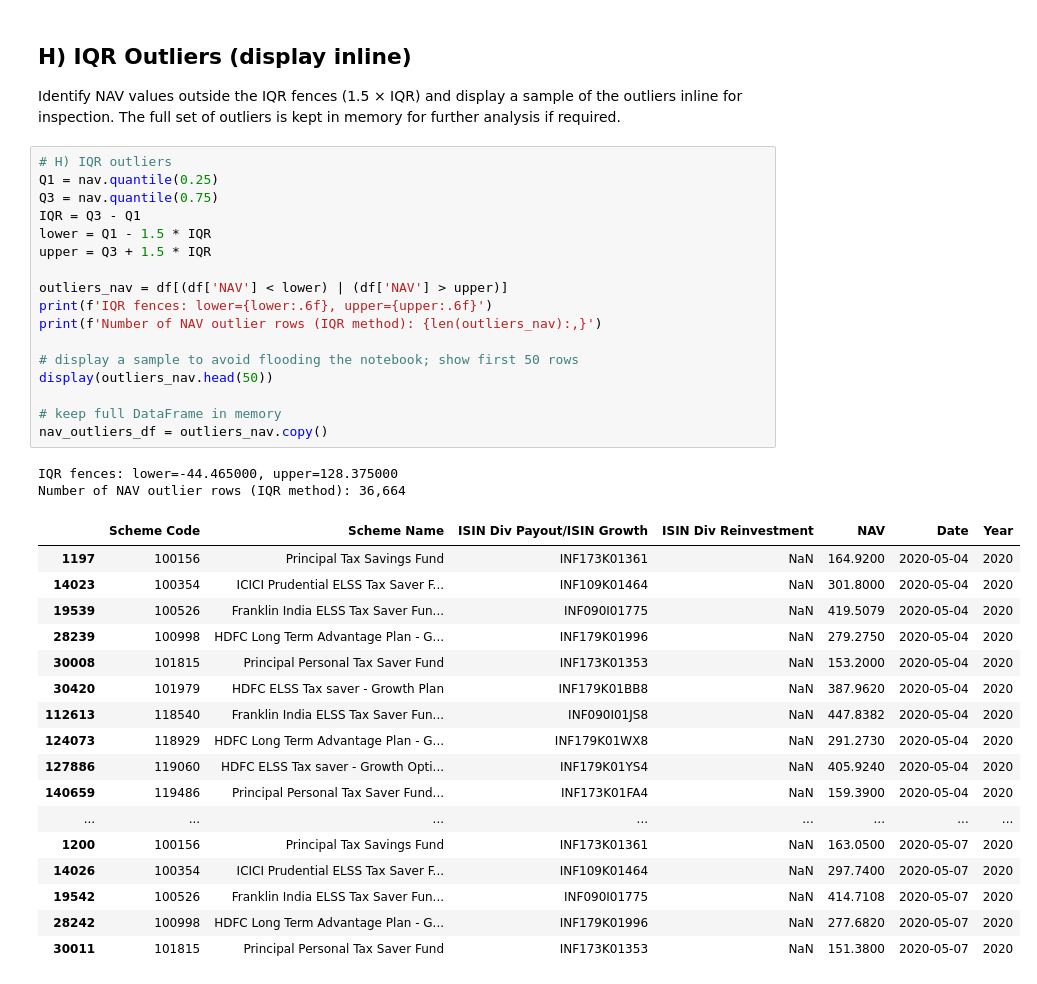
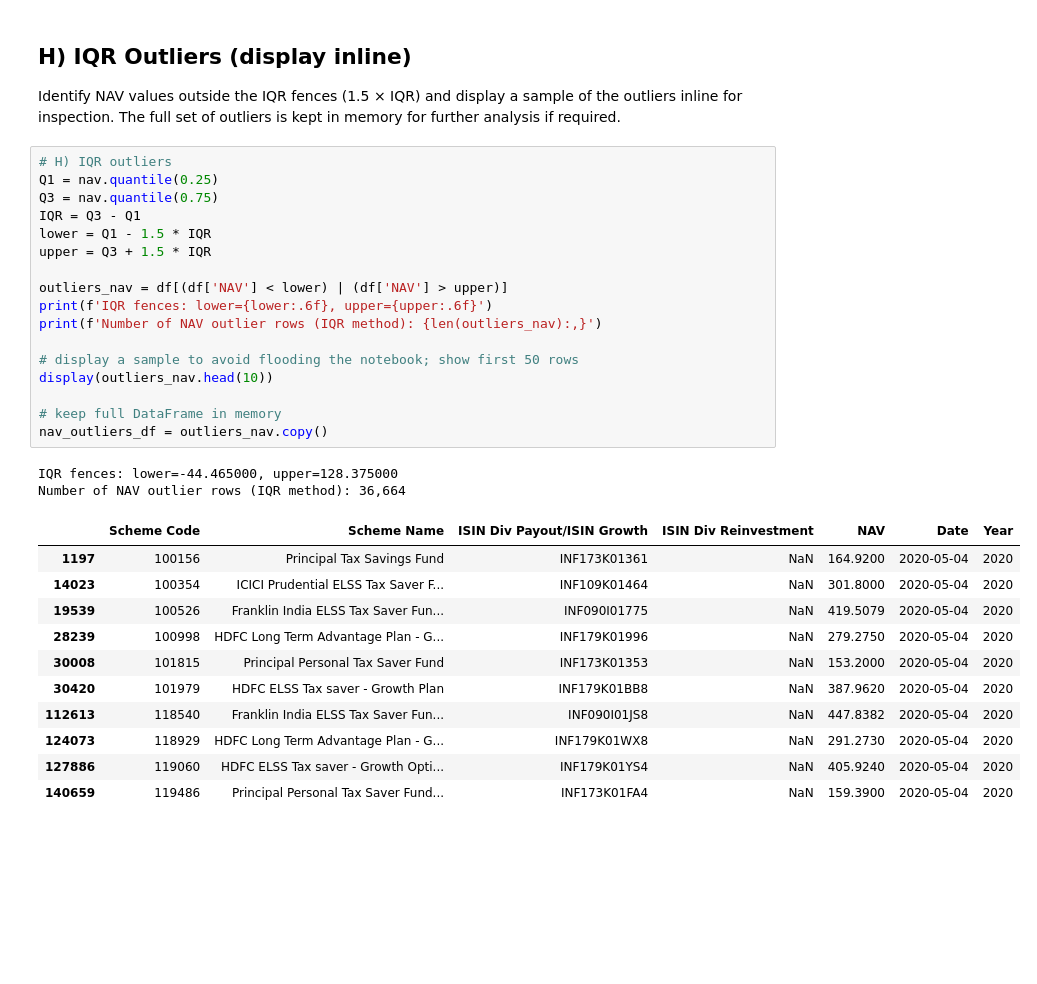
Before and after one commit to Sanya-Vaishnvi/EDA-project, a Jupyter notebook: 3_univariate.ipynb, the cells around one changed output. Cells and saved outputs as stored; diff of their text form; blank space fills up the shorter version.

```diff
--- a/3_univariate.ipynb
+++ b/3_univariate.ipynb
@@ -271,37 +271,31 @@ Identify NAV values outside the IQR fences (1.5 × IQR) and display a sample of
 # %%
 # H) IQR outliers
 Q1 = nav.quantile(0.25)
 Q3 = nav.quantile(0.75)
 IQR = Q3 - Q1
 lower = Q1 - 1.5 * IQR
 upper = Q3 + 1.5 * IQR
 
 outliers_nav = df[(df['NAV'] < lower) | (df['NAV'] > upper)]
 print(f'IQR fences: lower={lower:.6f}, upper={upper:.6f}')
 print(f'Number of NAV outlier rows (IQR method): {len(outliers_nav):,}')
 
 # display a sample to avoid flooding the notebook; show first 50 rows
-display(outliers_nav.head(50))
+display(outliers_nav.head(10))
 
 # keep full DataFrame in memory
 nav_outliers_df = outliers_nav.copy()
 # %% [output]
 IQR fences: lower=-44.465000, upper=128.375000
 Number of NAV outlier rows (IQR method): 36,664
 |  | Scheme Code | Scheme Name | ISIN Div Payout/ISIN Growth | ISIN Div Reinvestment | NAV | Date | Year |
 | 1197 | 100156 | Principal Tax Savings Fund | INF173K01361 | NaN | 164.9200 | 2020-05-04 | 2020 |
 | 14023 | 100354 | ICICI Prudential ELSS Tax Saver F... | INF109K01464 | NaN | 301.8000 | 2020-05-04 | 2020 |
 | 19539 | 100526 | Franklin India ELSS Tax Saver Fun... | INF090I01775 | NaN | 419.5079 | 2020-05-04 | 2020 |
 | 28239 | 100998 | HDFC Long Term Advantage Plan - G... | INF179K01996 | NaN | 279.2750 | 2020-05-04 | 2020 |
 | 30008 | 101815 | Principal Personal Tax Saver Fund | INF173K01353 | NaN | 153.2000 | 2020-05-04 | 2020 |
 | 30420 | 101979 | HDFC ELSS Tax saver - Growth Plan | INF179K01BB8 | NaN | 387.9620 | 2020-05-04 | 2020 |
 | 112613 | 118540 | Franklin India ELSS Tax Saver Fun... | INF090I01JS8 | NaN | 447.8382 | 2020-05-04 | 2020 |
 | 124073 | 118929 | HDFC Long Term Advantage Plan - G... | INF179K01WX8 | NaN | 291.2730 | 2020-05-04 | 2020 |
 | 127886 | 119060 | HDFC ELSS Tax saver - Growth Opti... | INF179K01YS4 | NaN | 405.9240 | 2020-05-04 | 2020 |
 | 140659 | 119486 | Principal Personal Tax Saver Fund... | INF173K01FA4 | NaN | 159.3900 | 2020-05-04 | 2020 |
-| ... | ... | ... | ... | ... | ... | ... | ... |
-| 1200 | 100156 | Principal Tax Savings Fund | INF173K01361 | NaN | 163.0500 | 2020-05-07 | 2020 |
-| 14026 | 100354 | ICICI Prudential ELSS Tax Saver F... | INF109K01464 | NaN | 297.7400 | 2020-05-07 | 2020 |
-| 19542 | 100526 | Franklin India ELSS Tax Saver Fun... | INF090I01775 | NaN | 414.7108 | 2020-05-07 | 2020 |
-| 28242 | 100998 | HDFC Long Term Advantage Plan - G... | INF179K01996 | NaN | 277.6820 | 2020-05-07 | 2020 |
-| 30011 | 101815 | Principal Personal Tax Saver Fund | INF173K01353 | NaN | 151.3800 | 2020-05-07 | 2020 |
```
Also changed, not shown: parts of 2 cells of this notebook.
